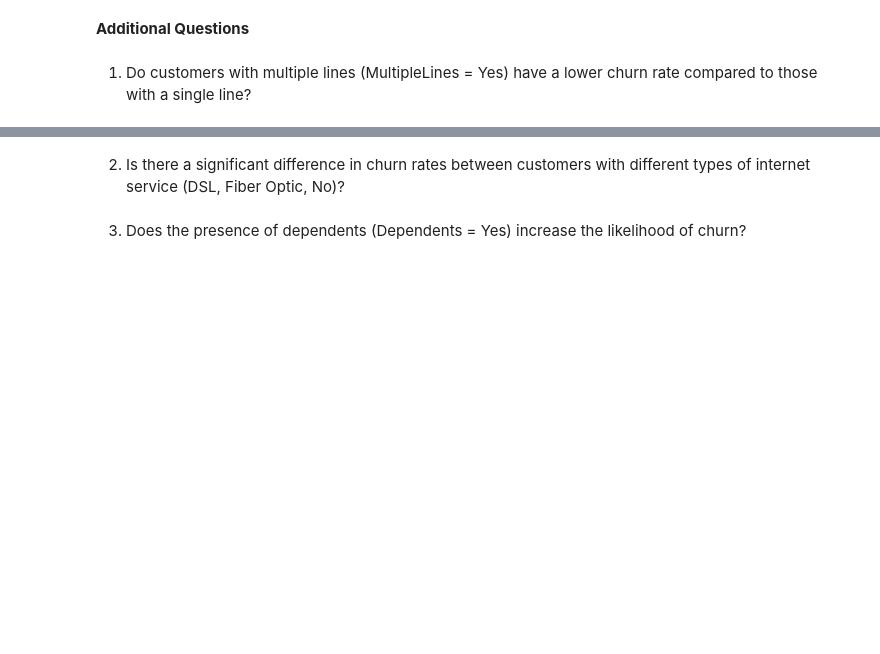
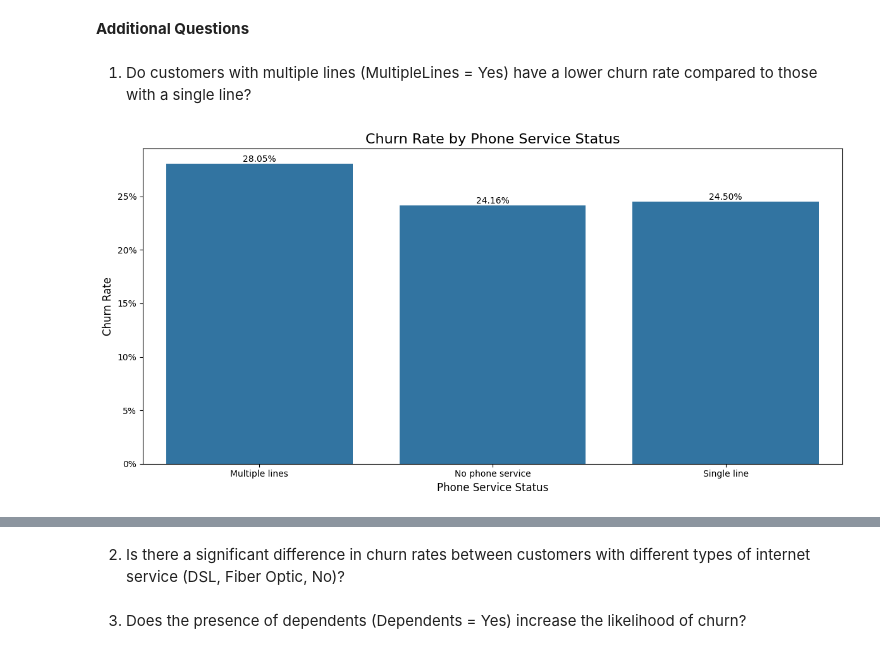
Before and after one commit to Ogoms/Customer-Churn-Prediction, a Jupyter notebook: Notebook/main.ipynb, the cells around one changed output, grey strips where cells are left out. Cells and saved outputs as stored; diff of their text form; code cells hidden in the pictures; blank space fills up the shorter version.

```diff
--- a/Notebook/main.ipynb
+++ b/Notebook/main.ipynb
@@ -533,3 +541,41 @@ Name: Churn, dtype: float64
 **Additional Questions**
 # %% [markdown]
 1. Do customers with multiple lines (MultipleLines = Yes) have a lower churn rate compared to those with a single line?
+# %%
+
+# Create a combined column that accurately represents the phone service status
+def phone_status(row):
+    if not row['PhoneService']:
+        return 'No phone service'
+    elif row['MultipleLines'] is None:
+        return 'Single line'
+    elif row['MultipleLines']:
+        return 'Multiple lines'
+    else:
+        return 'Single line'
+
+train_data['PhoneStatus'] = train_data.apply(phone_status, axis=1)
+
+# Calculate churn rates for each category in PhoneStatus
+churn_rates = train_data.groupby('PhoneStatus')['Churn'].apply(lambda x: (x == True).mean())
+
+# Create a bar plot
+plt.figure(figsize=(12, 6))
+sns.barplot(x=churn_rates.index, y=churn_rates.values)
+
+# Customize the plot
+plt.title('Churn Rate by Phone Service Status', fontsize=16)
+plt.xlabel('Phone Service Status', fontsize=12)
+plt.ylabel('Churn Rate', fontsize=12)
+
+# Add value labels on top of each bar
+for i, v in enumerate(churn_rates.values):
+    plt.text(i, v, f'{v:.2%}', ha='center', va='bottom')
+
+# Adjust y-axis to show percentages
+plt.gca().yaxis.set_major_formatter(plt.FuncFormatter(lambda y, _: '{:.0%}'.format(y)))
+
+plt.tight_layout()
+plt.show()
+# %% [output]
+[figure, added]
```
Also changed, not shown: parts of 3 cells of this notebook.
